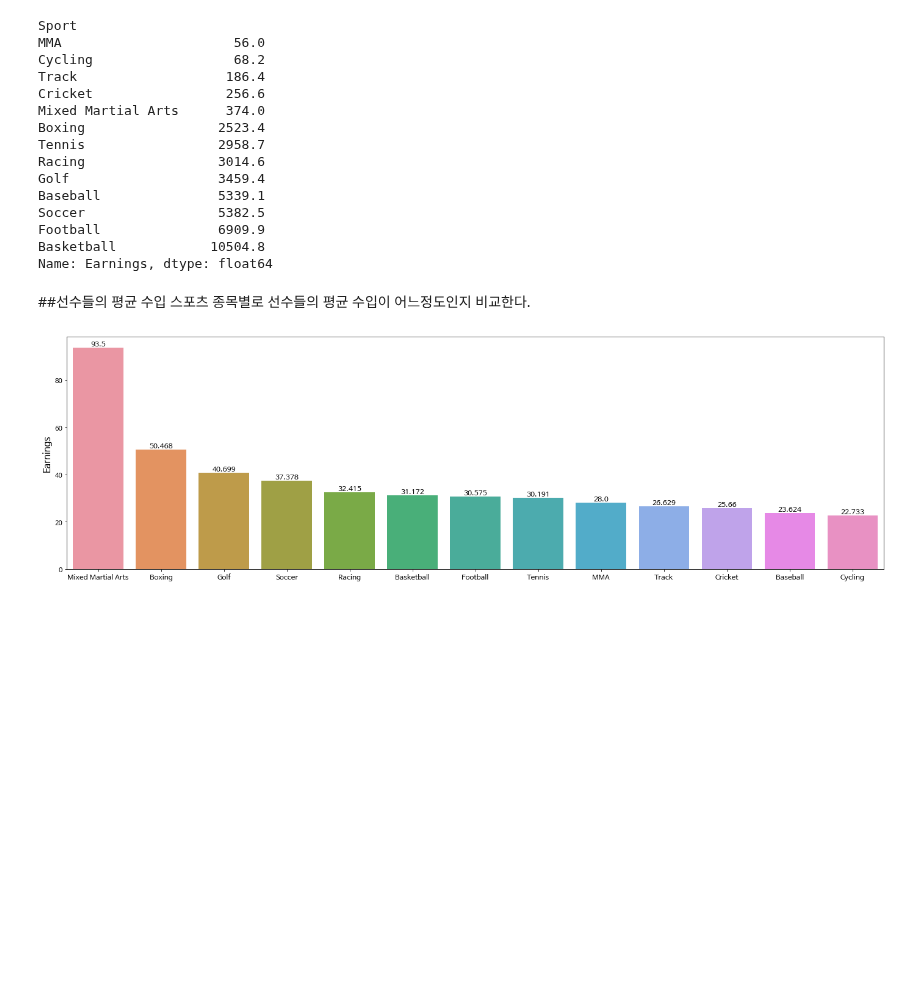
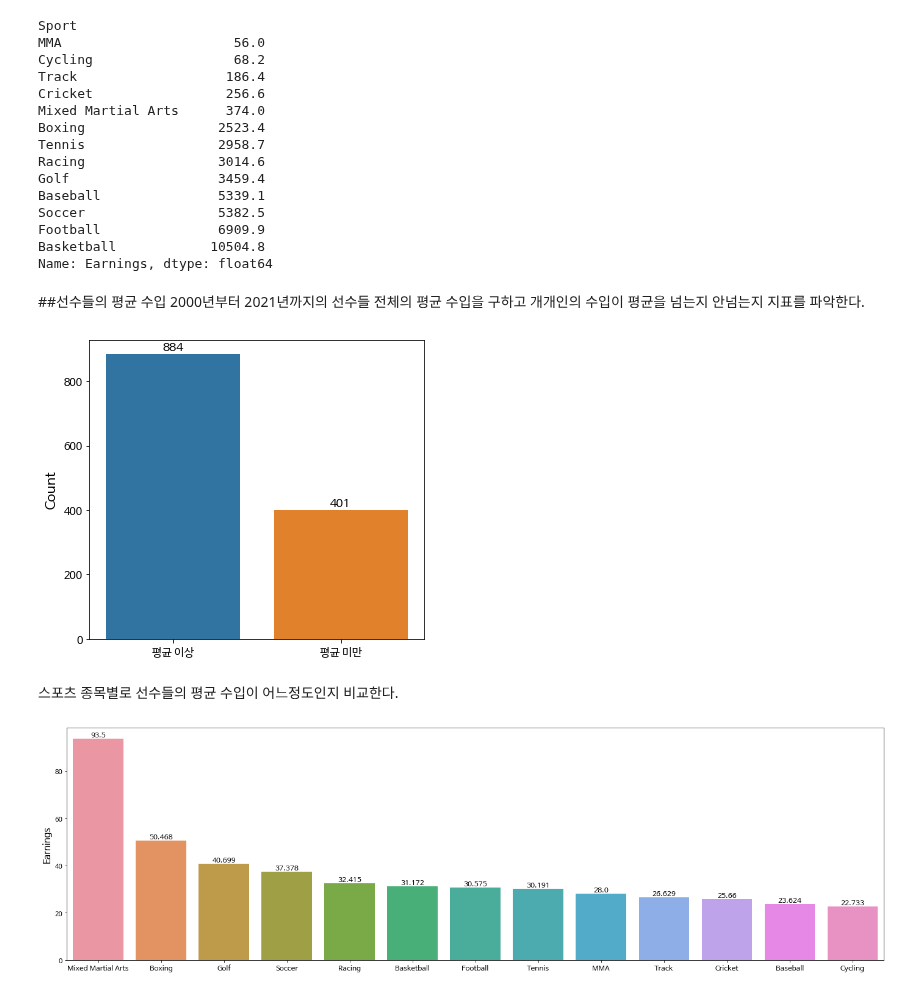
Before and after one commit to gjsin1105/DAP__, a Jupyter notebook: FinalProject.ipynb, the cells around one changed output. Drawn from its saved outputs; the diff is of its cells as text; code cells hidden in the pictures; blank space fills up the shorter version.

```diff
--- a/FinalProject.ipynb
+++ b/FinalProject.ipynb
@@ -78,8 +79,26 @@ Soccer                 5382.5
 Football               6909.9
 Basketball            10504.8
 Name: Earnings, dtype: float64
+# %% [markdown]
+##선수들의 평균 수입
+2000년부터 2021년까지의 선수들 전체의  평균 수입을 구하고 개개인의 수입이 평균을 넘는지 안넘는지 지표를 파악한다.
+# %%
+avg = df['Earnings'].mean() ## 평균 수입=31.933
+avg_count = (df['Earnings']>=avg).value_counts()
+plt.figure(figsize=(6, 5.5))
+x = [0,1]
+for i, v in enumerate(x):
+    plt.text(v, avg_count[i], avg_count[i],
+             fontsize=12,
+             color='black',
+             horizontalalignment='center',
+             verticalalignment='bottom')
+sns.barplot(x=['평균 이상', '평균 미만'], y=avg_count)
+plt.ylabel('Count')
+plt.show()
+# %% [output]
+[figure, added]
 # %% [markdown]
-##선수들의 평균 수입
 스포츠 종목별로 선수들의 평균 수입이 어느정도인지 비교한다.
 # %%
 plt.figure(figsize=(24, 7))
```
Also changed, not shown: parts of 8 cells of this notebook.
